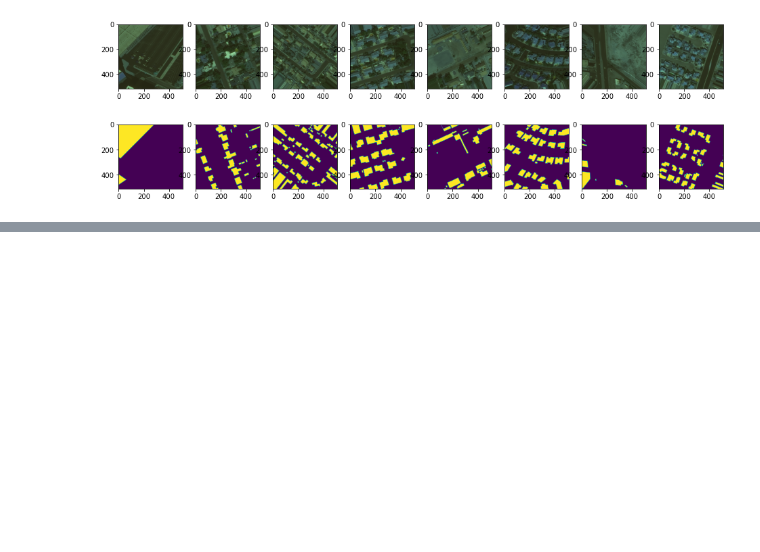
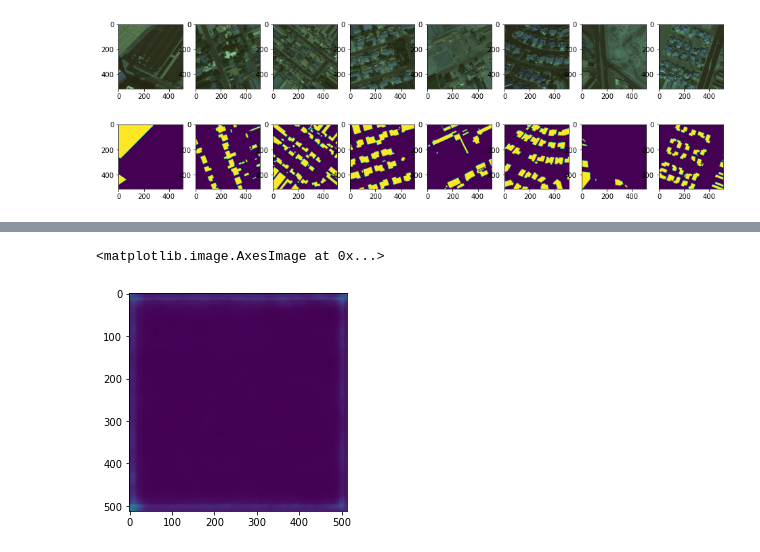
Before and after one commit to CSCCNY/final-project-landandbuildingsatimg-ccny, a Jupyter notebook: notebooks/scratch/01-HG-datagenerator_test_3.ipynb, the cells around one changed output, grey strips where cells are left out. Saved outputs shown, nothing was run; the diff lists cells and outputs as text; code cells hidden in the pictures; blank space fills up the shorter version.

```diff
--- a/notebooks/scratch/01-HG-datagenerator_test_3.ipynb
+++ b/notebooks/scratch/01-HG-datagenerator_test_3.ipynb
@@ -375,23 +392,16 @@ ________________________________________________________________________________
 # %%
-model.compile(optimizer="rmsprop", loss="categorical_crossentropy")
+model.compile(optimizer="rmsprop"
+                 ,loss="binary_crossentropy"
+                 ,metrics=['accuracy'])
 
-# callbacks = [
-#     keras.callbacks.ModelCheckpoint("oxford_segmentation.h5", save_best_only=True)
-# ]
+model_andor_weight_path = "/home/hgamarro/DeepLearning/HG_space/notebooks/random/"
 
-# Train the model, doing validation at the end of each epoch.
-epochs = 15
-model.fit(train_generator, epochs=5, validation_data=val_generator, use_multiprocessing=True)
+model_checkpoint=ModelCheckpoint(filepath = model_andor_weight_path+'model_2_checkpoint_unet1_e{epoch:02d}.h5'
+                                                    ,save_freq = 'epoch'
+                                                    ,verbose = 1
+                                                    ,save_weights_only = False
+                                                    ,save_best_only = True)
 
-
-# model.fit_generator(
-#     train_generator,
-#     steps_per_epoch=int(len(train_generator) // train_generator.batch_size),
-#     epochs=20,
-#     max_queue_size=35,
-#     workers=35,
-#     use_multiprocessing=True,
-#     shuffle=False,
-#     callbacks=[noise_cb, tqdm_cb],
-#     verbose=0,
-# )
+earlystop = EarlyStopping(monitor='accuracy'
+                         ,min_delta = .01
+                         ,patience=3)
@@ -403,0 +487,7 @@ Hint: If you want to see a list of allocated tensors when OOM happens, add repor
+# %%
+val_check =  model.predict(val_generator[1][0])
+# %%
+plt.imshow(val_check[12,:,:,:])
+# %% [output]
+<matplotlib.image.AxesImage at 0x...>
+[figure, added]
```
Also changed, not shown: parts of 19 cells of this notebook.
